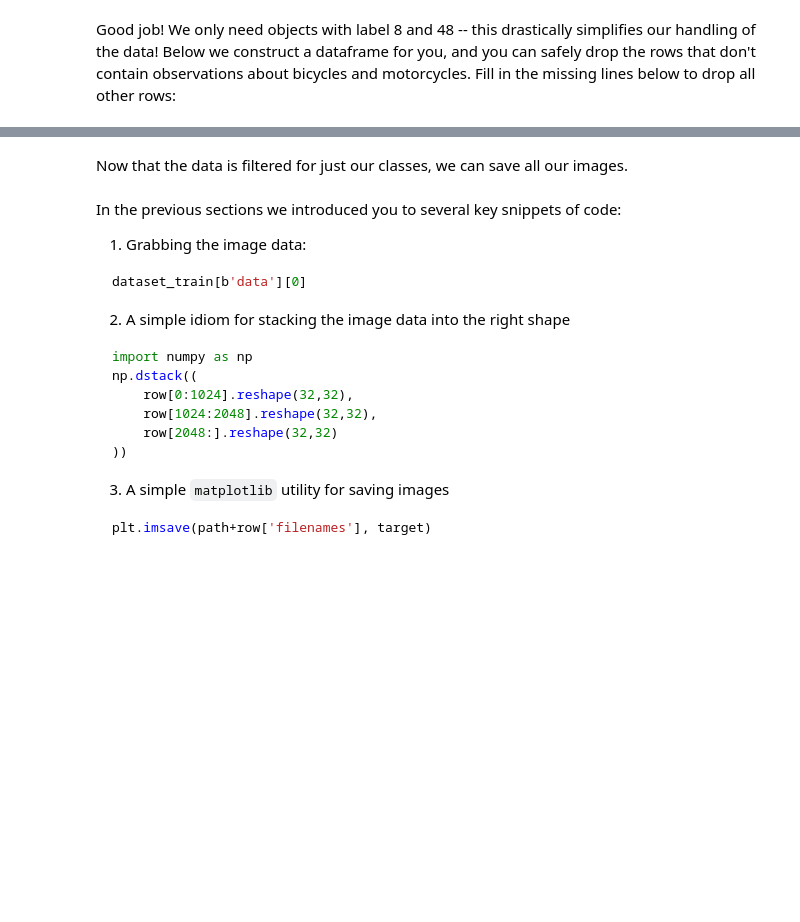
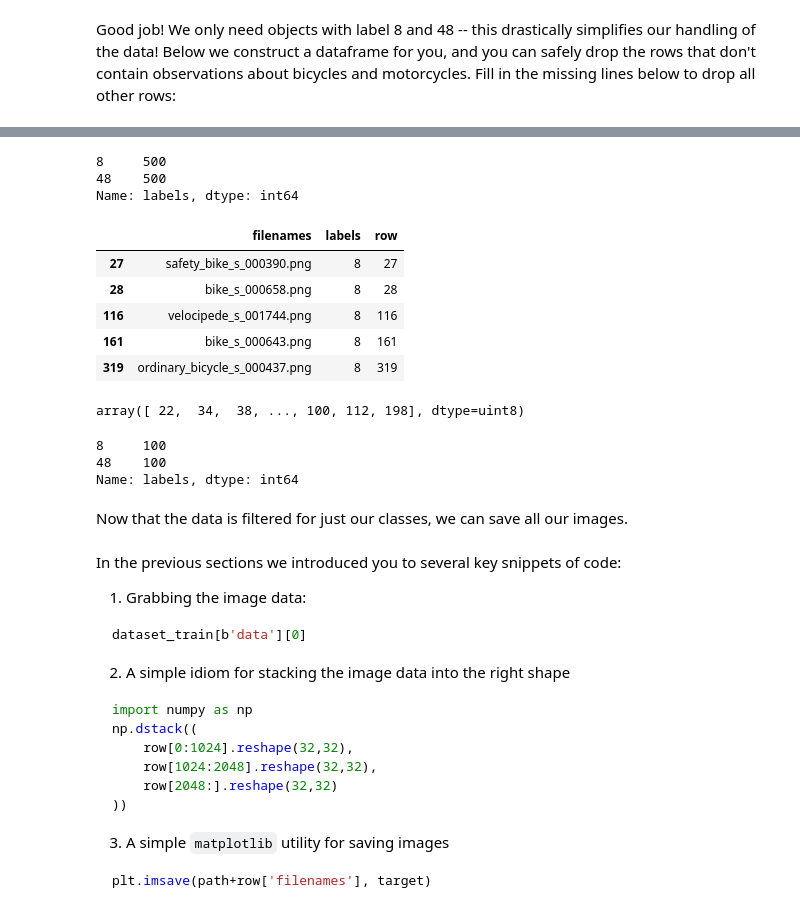
Before and after one commit to ShantiRoseCodes/udacity-nd009t-C2-Developing-ML-Workflow, a Jupyter notebook: project/starter.ipynb, the cells around one changed output, grey strips where cells are left out. Saved outputs shown, nothing was run; the diff lists cells and outputs as text; code cells hidden in the pictures; blank space fills up the shorter version.

```diff
--- a/project/starter.ipynb
+++ b/project/starter.ipynb
@@ -171,3 +255,28 @@ df_test["filenames"] = df_test["filenames"].apply(
+# %%
+df_train.labels.value_counts()
+# %% [output]
+8     500
+48    500
+Name: labels, dtype: int64
+# %%
+df_test.head()
+# %% [output]
+|  | filenames | labels | row |
+| 27 | safety_bike_s_000390.png | 8 | 27 |
+| 28 | bike_s_000658.png | 8 | 28 |
+| 116 | velocipede_s_001744.png | 8 | 116 |
+| 161 | bike_s_000643.png | 8 | 161 |
+| 319 | ordinary_bicycle_s_000437.png | 8 | 319 |
+# %%
+dataset_test[b'data'][27]
+# %% [output]
+array([ 22,  34,  38, ..., 100, 112, 198], dtype=uint8)
+# %%
+df_test.labels.value_counts()
+# %% [output]
+8     100
+48    100
+Name: labels, dtype: int64
 # %% [markdown]
 Now that the data is filtered for just our classes, we can save all our images.
 # %%
```
Also changed, not shown: parts of 15 cells of this notebook.
